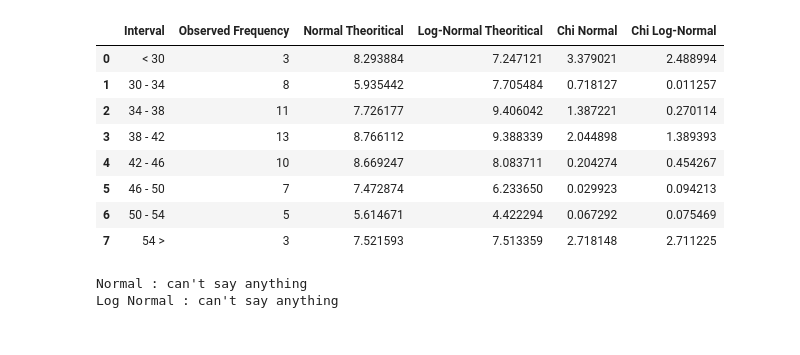
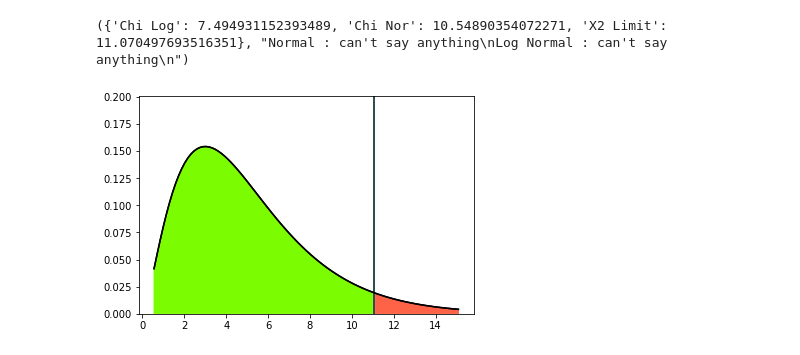
Before and after one commit to AmirHKiani98/Risk-Management, a Jupyter notebook: chi-square/Python/chi-square.ipynb, the cells around one changed output. Saved outputs shown, nothing was run; the diff lists cells and outputs as text; code cells hidden in the pictures.

Commit message:
Add Plot to Chi Square

```diff
--- a/chi-square/Python/chi-square.ipynb
+++ b/chi-square/Python/chi-square.ipynb
@@ -98,44 +98,70 @@ def make_dataframe(array,bins):
     theo_log_normal = log_normal_theoritical_frequency(array,bins)
     theo_normal = normal_theoritical_frequency(array,bins)
     string_bins = bins_to_string(bins)
+
     dataframe = pd.DataFrame(data = {"Interval" : string_bins ,
                                      "Observed Frequency" : observeds ,
                                      "Normal Theoritical" : theo_normal ,
                                      "Log-Normal Theoritical" : theo_log_normal})
     dataframe["Chi Normal"] = (dataframe["Observed Frequency"]-dataframe["Normal Theoritical"])**2/dataframe["Normal Theoritical"]
     dataframe["Chi Log-Normal"] = (dataframe["Observed Frequency"]-dataframe["Log-Normal Theoritical"])**2/dataframe["Log-Normal Theoritical"]
     return dataframe
+
 def check_chi_square(bins , array , alpha , degree):
     array = np.array(array)
     limit_x_2 = chi2.ppf(1-alpha , degree)
     dataframe = make_dataframe(array , bins)
     chi_log_nor = dataframe['Chi Log-Normal'].sum()
     chi_nor = dataframe['Chi Normal'].sum()
     answer = ""
     if chi_nor < limit_x_2:
         answer += "Normal : can't say anything\n"
     else:
         answer += "Normal : crossed limit\n"
     if chi_log_nor < limit_x_2:
         answer += "Log Normal : can't say anything\n"
     else:
         answer += "Log Normal : crossed limit\n"
+
     return_dict = {"Chi Log" : chi_log_nor , "Chi Nor" : chi_nor , "X2 Limit" : limit_x_2}
+    x = np.linspace(chi2.ppf(0.01, degree), chi2.ppf(0.99, degree), 100)
+    rv = chi2(degree)
+    y = rv.pdf(x)
+    x_before, y_before = x[np.where(x < limit_x_2)], y[np.where(x < limit_x_2)]
+    x_before, y_before = list(x_before), list(y_before)
+
+    x_before.insert(0, x_before[0])
+    y_before.insert(0, 0)
+    x_before.append(x_before[-1])
+    y_before.append(0)
+
+    plt.ylim(0, max(y)*1.3)
+
+
+    plt.fill(x_before, y_before, color="lawngreen")
+    plt.plot(x, y, 'k-')
+    plt.vlines(x= limit_x_2, ymin = 0, ymax = 1, color="darkslategray", lw=2)
+
+    x_after, y_after = x[np.where(x > limit_x_2)], y[np.where(x > limit_x_2)]
+    x_after, y_after = list(x_after), list(y_after)
+
+    x_after.insert(0, x_after[0])
+    y_after.insert(0, 0)
+    x_after.append(x_after[-1])
+    y_after.append(0)
+
+    plt.ylim(0, max(y)*1.3)
+
+
+    plt.fill(x_after, y_after, color="tomato")
+    plt.plot(x, y, 'k-')
+
     return (return_dict , answer)
 
 data = pd.read_csv("../sample_data.csv")
 sixty_years_data = list(data['data'].values)
 bins = [30,34,38,42,46,50,54]
-print(check_chi_square(bins , sixty_years_data , 0.05,5)[1])
+print(check_chi_square(bins , sixty_years_data , 0.05,5))
 # %% [output]
-|  | Interval | Observed Frequency | Normal Theoritical | Log-Normal Theoritical | Chi Normal | Chi Log-Normal |
-| 0 | < 30 | 3 | 8.293884 | 7.247121 | 3.379021 | 2.488994 |
-| 1 | 30 - 34 | 8 | 5.935442 | 7.705484 | 0.718127 | 0.011257 |
-| 2 | 34 - 38 | 11 | 7.726177 | 9.406042 | 1.387221 | 0.270114 |
-| 3 | 38 - 42 | 13 | 8.766112 | 9.388339 | 2.044898 | 1.389393 |
-| 4 | 42 - 46 | 10 | 8.669247 | 8.083711 | 0.204274 | 0.454267 |
-| 5 | 46 - 50 | 7 | 7.472874 | 6.233650 | 0.029923 | 0.094213 |
-| 6 | 50 - 54 | 5 | 5.614671 | 4.422294 | 0.067292 | 0.075469 |
-| 7 | 54 > | 3 | 7.521593 | 7.513359 | 2.718148 | 2.711225 |
-Normal : can't say anything
-Log Normal : can't say anything
+({'Chi Log': 7.494931152393489, 'Chi Nor': 10.54890354072271, 'X2 Limit': 11.070497693516351}, "Normal : can't say anything\nLog Normal : can't say anything\n")
+[figure, added]
```
